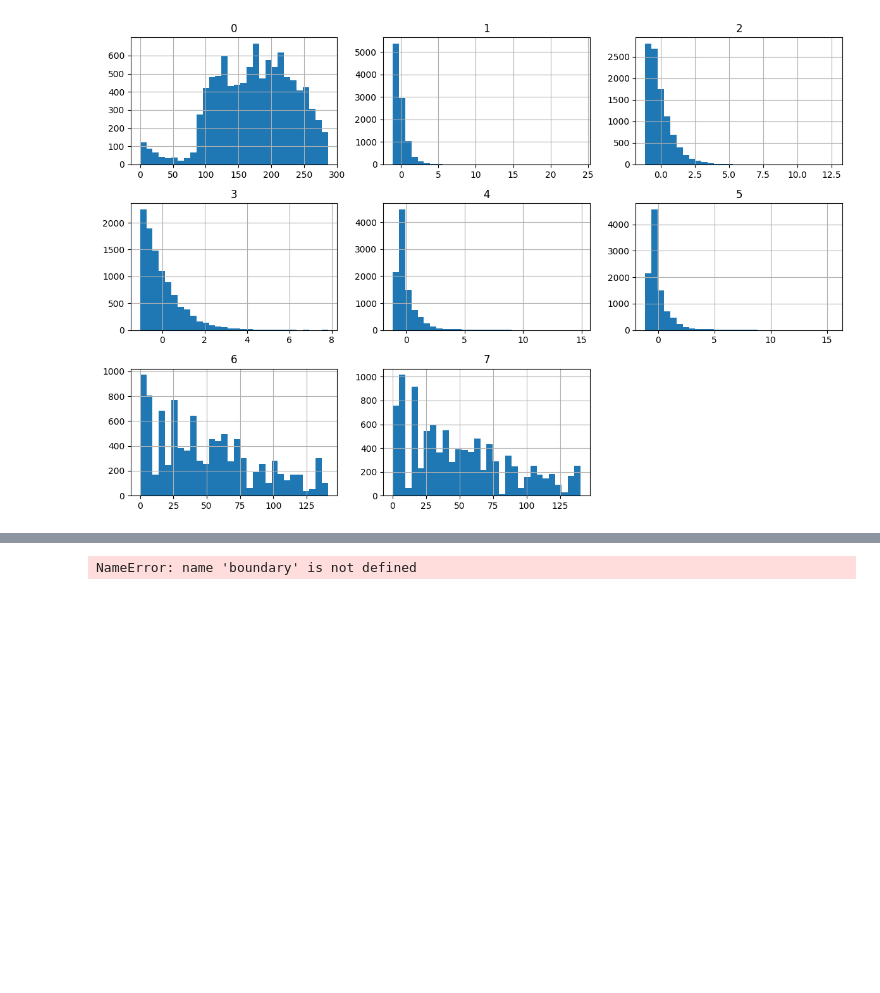
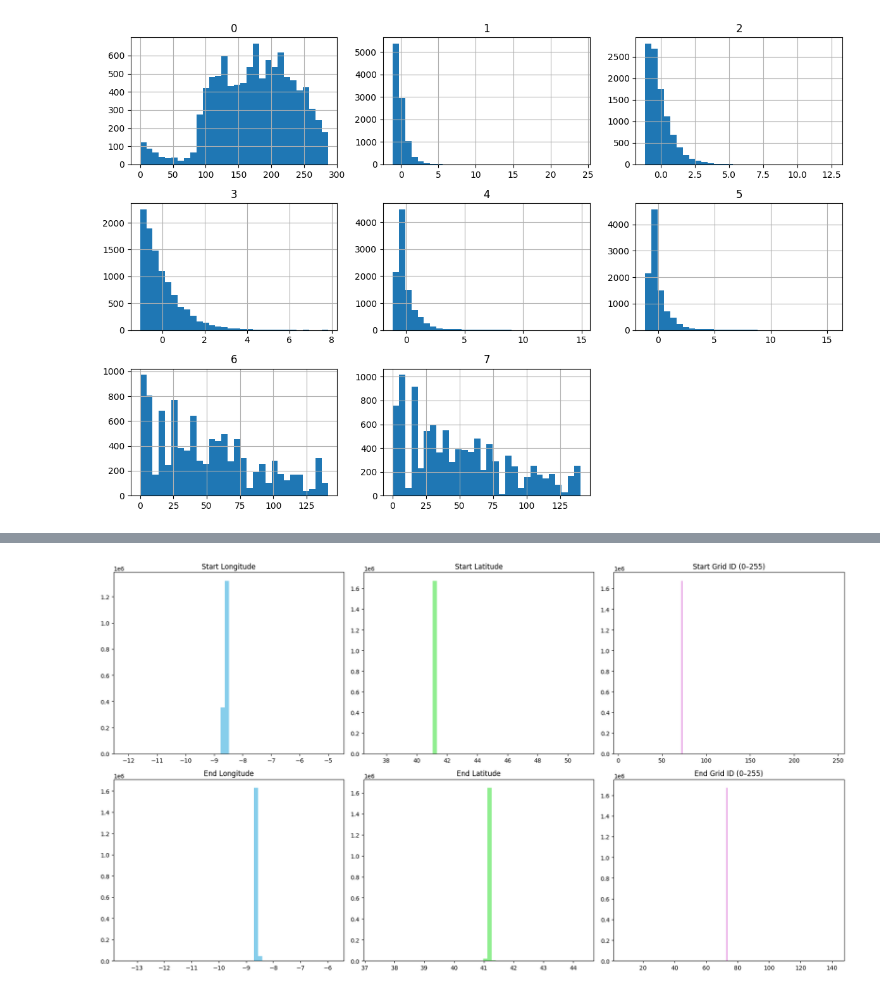
Before and after one commit to markLaiunimelb/repro_difftraj, a Jupyter notebook: preprocessing.ipynb, the cells around one changed output, grey strips where cells are left out. Saved outputs shown, nothing was run; the diff lists cells and outputs as text; code cells hidden in the pictures; blank space fills up the shorter version.

Commit message:
preprocess of data

```diff
--- a/preprocessing.ipynb
+++ b/preprocessing.ipynb
@@ -78,11 +67,12 @@ there are 36510 instances has the number of locations points less than 2
 # %%
 df_pp = pd.DataFrame({'POLYLINE': results})
 
+# drop length of POLYLINE < 2
+len_before = len(df_pp)
 
-# drop length of POLYLINE < 2
-len_before = len(df)
+# df_pp.drop(df[df['POLYLINE'].apply(len) < 2].index, inplace=True)
+df_pp.drop(df_pp[df_pp['POLYLINE'].apply(len) < 2].index, inplace=True)
 
-df_pp.drop(df[df['POLYLINE'].apply(len) < 2].index, inplace=True)
 len_after  = len(df_pp)
 
 print(f"there are {len_before - len_after} instances has the number of locations points less than 2")
@@ -89,4 +81,6 @@ print(f"there are {len_before - len_after} instances has the number of locations
 # %%
+# preprocessing functions
+
 import numpy as np
 from scipy.interpolate import interp1d
 
@@ -170,6 +164,15 @@ def compute_trip_time(polyline):
     trip_time = max(0, (n_points - 1) * 15)  # at least 0
 
     return trip_time
+
+def coord_to_grid_id(lon, lat, longrids, latgrids):
+    # Convert lon and lat to grid indices (0-15)
+    x = np.digitize(lon, longrids) - 1
+    y = np.digitize(lat, latgrids) - 1
+    if 0 <= x < 16 and 0 <= y < 16:
+        return y * 16 + x
+    else:
+        return -1  # mark invalid if out of bounds
 # %%
 # manually calculated features
 #  [batch_size, 8]   8: departure_time, trip_distance,  trip_time, trip_length, avg_dis, avg_speed, start_id, end_id
@@ -342,6 +200,0 @@ def get_min_max_from_traj(traj):
-# %%
-from utils.utils import divide_grids, distance
-
-latgrids, longrids = divide_grids(boundary,16)
-# %% [output]
-NameError: name 'boundary' is not defined
@@ -347,0 +260,55 @@ NameError: name 'boundary' is not defined
+# %%
+# plot the histogram about the starting and ending coordinates, do not execute!
+
+import matplotlib.pyplot as plt
+# Extract start and end points from POLYLINE
+start_lons = []
+start_lats = []
+end_lons = []
+end_lats = []
+
+for polyline in df_pp['POLYLINE']:
+    if len(polyline) >= 2:
+        start_lon, start_lat = polyline[0]
+        end_lon, end_lat = polyline[-1]
+        start_lons.append(start_lon)
+        start_lats.append(start_lat)
+        end_lons.append(end_lon)
+        end_lats.append(end_lat)
+
+# Create a new DataFrame for plotting
+df_coords = pd.DataFrame({
+    'start_lon': start_lons,
+    'start_lat': start_lats,
+    'end_lon': end_lons,
+    'end_lat': end_lats,
+    'start_id': df_pp.loc[df_pp['start_id'] != -1, 'start_id'].values,
+    'end_id': df_pp.loc[df_pp['end_id'] != -1, 'end_id'].values
+})
+
+
+fig, axes = plt.subplots(2, 3, figsize=(18, 10))
+
+# Plot histograms
+axes[0, 0].hist(df_coords['start_lon'], bins=50, color='skyblue')
+axes[0, 0].set_title('Start Longitude')
+
+axes[0, 1].hist(df_coords['start_lat'], bins=50, color='lightgreen')
+axes[0, 1].set_title('Start Latitude')
+
+axes[0, 2].hist(df_coords['start_id'], bins=256, color='orchid')
+axes[0, 2].set_title('Start Grid ID (0–255)')
+
+axes[1, 0].hist(df_coords['end_lon'], bins=50, color='skyblue')
+axes[1, 0].set_title('End Longitude')
+
+axes[1, 1].hist(df_coords['end_lat'], bins=50, color='lightgreen')
+axes[1, 1].set_title('End Latitude')
+
+axes[1, 2].hist(df_coords['end_id'], bins=256, color='orchid')
+axes[1, 2].set_title('End Grid ID (0–255)')
+
+plt.tight_layout()
+plt.show()
+# %% [output]
+[figure, added]
```
Also changed, not shown: parts of 18 cells of this notebook, 1 other file.
